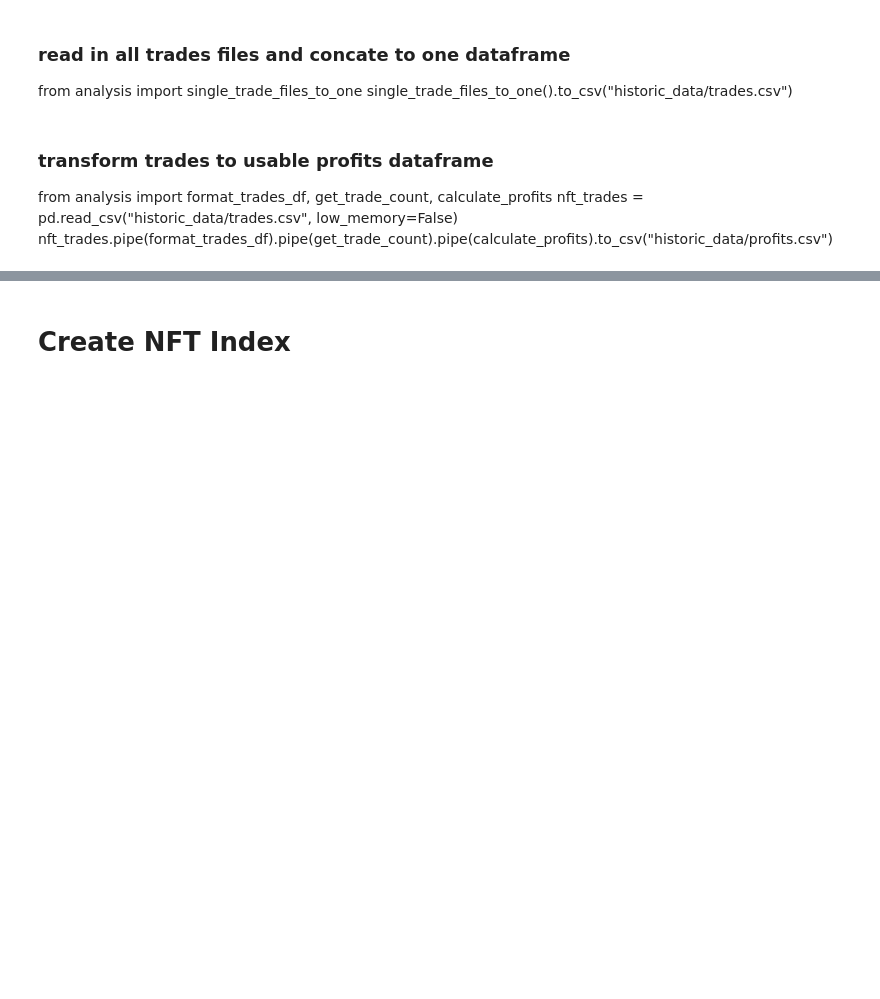
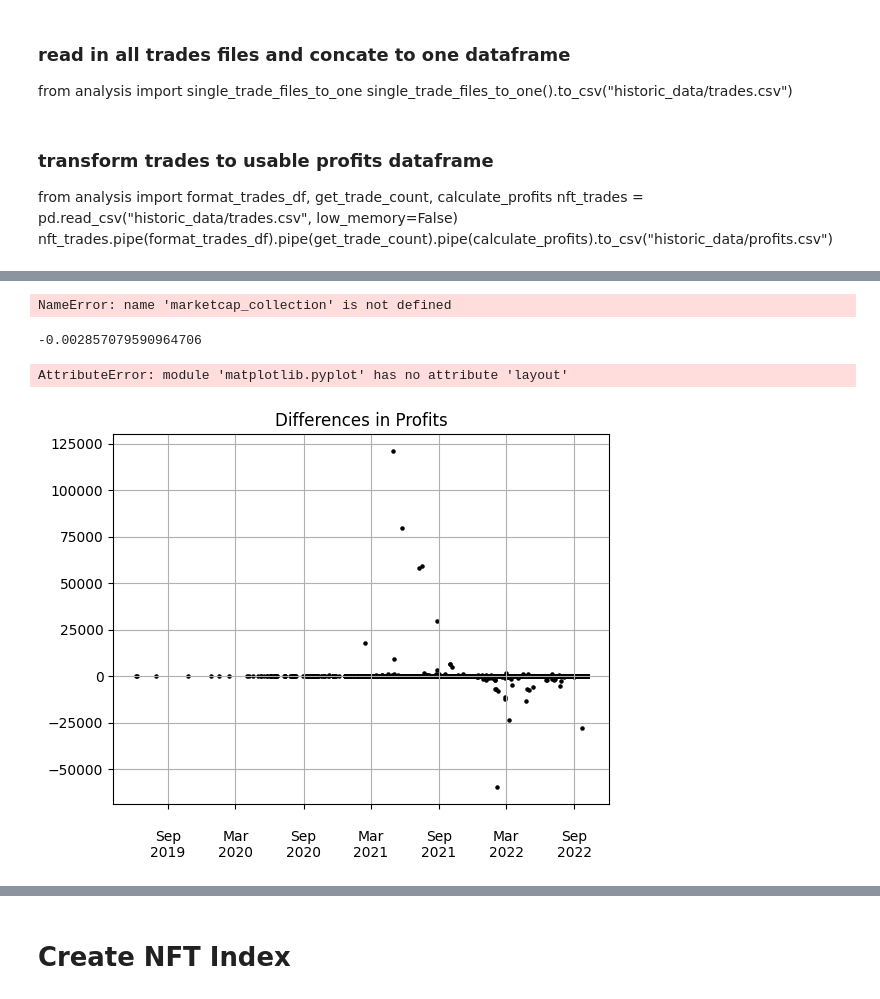
Before and after one commit to vfcapital/bachelor-thesis, a Jupyter notebook: bachelorthesis/notebooks/trade_analysis.ipynb, the cells around one changed output, grey strips where cells are left out. Cells and saved outputs as stored; diff of their text form; code cells hidden in the pictures; blank space fills up the shorter version.

```diff
--- a/bachelorthesis/notebooks/trade_analysis.ipynb
+++ b/bachelorthesis/notebooks/trade_analysis.ipynb
@@ -26,0 +42,2 @@ from sklearn.cluster import KMeans
+# %%
+nft_trades = load_nft_trades()
@@ -26,0 +212,10 @@ from sklearn.cluster import KMeans
+# %%
+marketcap_collection.max()
+# %% [output]
+NameError: name 'marketcap_collection' is not defined
+# %%
+nft_trades["usd_eth_dif"] = nft_trades["profit_usd"] - nft_trades["profit_eth"]
+# %%
+nft_trades["usd_eth_dif"].median()
+# %% [output]
+-0.002857079590964706
@@ -27,3 +226,27 @@ from sklearn.cluster import KMeans
+# %%
+nft_trades["usd_eth_dif"] = nft_trades["profit_usd"] - nft_trades["profit_eth"]
+
+ax = nft_trades.plot.scatter(
+    x="sell_date",
+    y="usd_eth_dif",
+    marker=".",
+    grid=True,
+    color="black",
+    logy=False,
+    ylabel="",
+    xlabel="",
+    title=f"Differences in Profits",
+)
+ax.xaxis.set_major_locator(mdates.MonthLocator([3, 9]))
+ax.xaxis.set_major_formatter(mdates.DateFormatter("\n%b\n%Y"))
+ax.set_xticklabels(ax.xaxis.get_majorticklabels(), rotation=0)
+plt.gca().yaxis.set_major_formatter(FuncFormatter(lambda x, p: format(int(x), ",")))
+plt.tight_layout()
+plt.savefig("figures/eth_usd_dif.png")
+plt.show()
+# %% [output]
+AttributeError: module 'matplotlib.pyplot' has no attribute 'layout'
+[figure, added]
 # %%
 nft_trades = load_nft_trades()
 get_counts(nft_trades)
```
Also changed, not shown: parts of 59 cells of this notebook, 8 other files.
